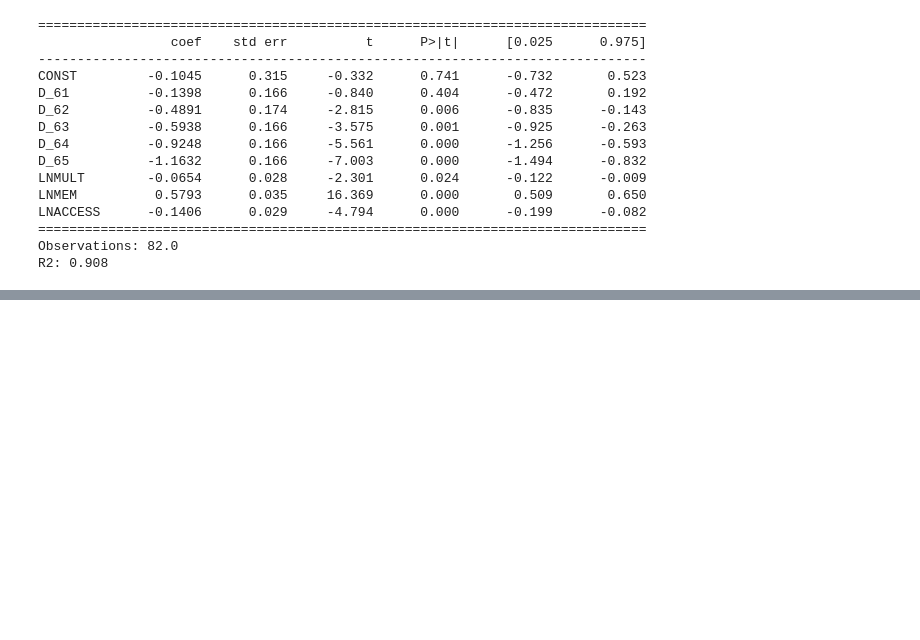
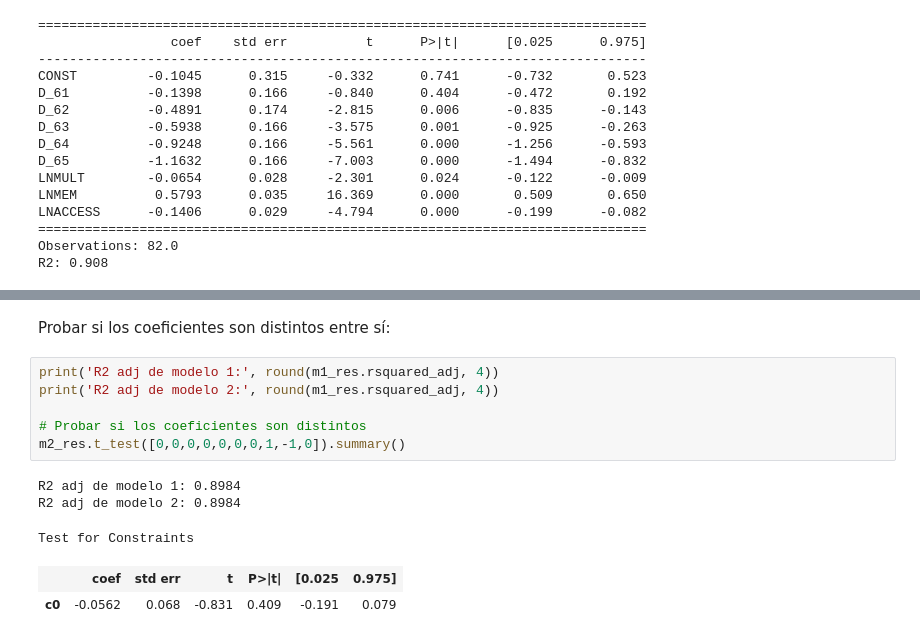
Before and after one commit to ArturoSbr/precios_hedonicos, a Jupyter notebook: cod/final.ipynb, the cells around one changed output, grey strips where cells are left out. Cells and saved outputs as stored; diff of their text form; blank space fills up the shorter version.

```diff
--- a/cod/final.ipynb
+++ b/cod/final.ipynb
@@ -100,0 +163,14 @@ R2: 0.908
+# %% [markdown]
+Probar si los coeficientes son distintos entre sí:
+# %%
+print('R2 adj de modelo 1:', round(m1_res.rsquared_adj, 4))
+print('R2 adj de modelo 2:', round(m1_res.rsquared_adj, 4))
+
+# Probar si los coeficientes son distintos
+m2_res.t_test([0,0,0,0,0,0,0,1,-1,0]).summary()
+# %% [output]
+R2 adj de modelo 1: 0.8984
+R2 adj de modelo 2: 0.8984
+Test for Constraints
+|  | coef | std err | t | P>|t| | [0.025 | 0.975] |
+| c0 | -0.0562 | 0.068 | -0.831 | 0.409 | -0.191 | 0.079 |
```
Also changed, not shown: parts of 16 cells of this notebook.
